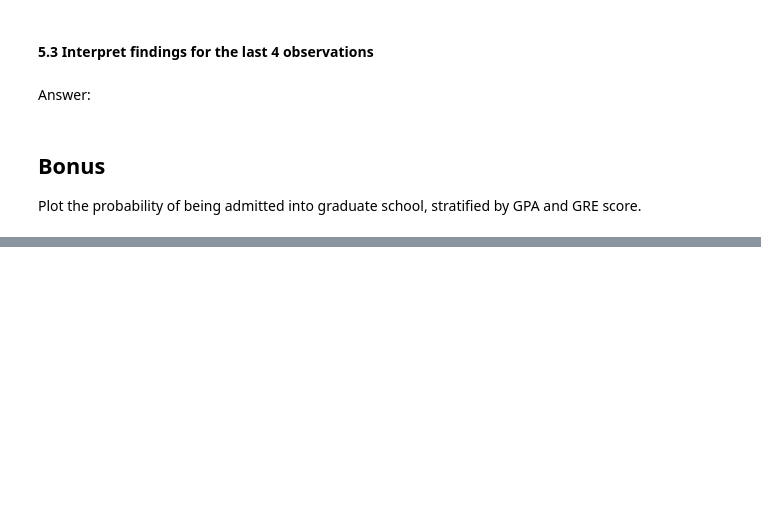
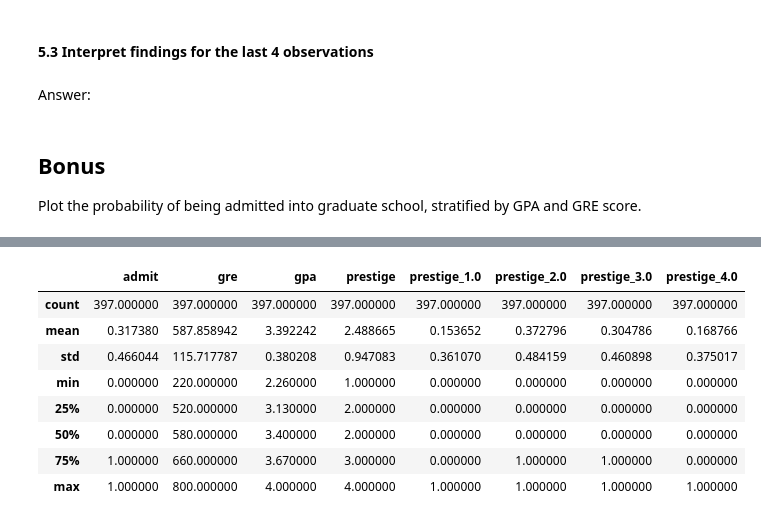
Before and after one commit to WhatShihWrote/data-science-class, a Jupyter notebook: projects/terri-shih-project-3.ipynb, the cells around one changed output, grey strips where cells are left out. Drawn from its saved outputs; the diff is of its cells as text; code cells hidden in the pictures; blank space fills up the shorter version.

```diff
--- a/projects/terri-shih-project-3.ipynb
+++ b/projects/terri-shih-project-3.ipynb
@@ -451,0 +583,8 @@ Plot the probability of being admitted into graduate school, stratified by GPA a
+# %%
+# Now we can makes some GPA bins
+
+gpa_bins = [2.26,3.13,3.4,3.67,4.0] #Define the bin ranges
+gpa_bins_names = ['1: Bottom 25%', '2: 25-50th percentile', '3: 50-75th percentile', '4: Top 25%'] #name the bins
+categories = pd.cut(df['gpa'], gpa_bins, labels=gpa_bins_names) #create a variable called categories which creates bins
+df['gpa_bins'] = categories #add new column called GPA bins, make it our "categories" variable
+df.head() #awesome! We now have GPA bins
@@ -451,0 +598,15 @@ Plot the probability of being admitted into graduate school, stratified by GPA a
+# %%
+# Let's now do the same thing for GRE bins. Because I've never taken the GRE before, and I have no idea of what a "good" score is,
+# let's look again at our data set and make the bins based on quartiles
+
+df.describe()
+# %% [output]
+|  | admit | gre | gpa | prestige | prestige_1.0 | prestige_2.0 | prestige_3.0 | prestige_4.0 |
+| count | 397.000000 | 397.000000 | 397.000000 | 397.000000 | 397.000000 | 397.000000 | 397.000000 | 397.000000 |
+| mean | 0.317380 | 587.858942 | 3.392242 | 2.488665 | 0.153652 | 0.372796 | 0.304786 | 0.168766 |
+| std | 0.466044 | 115.717787 | 0.380208 | 0.947083 | 0.361070 | 0.484159 | 0.460898 | 0.375017 |
+| min | 0.000000 | 220.000000 | 2.260000 | 1.000000 | 0.000000 | 0.000000 | 0.000000 | 0.000000 |
+| 25% | 0.000000 | 520.000000 | 3.130000 | 2.000000 | 0.000000 | 0.000000 | 0.000000 | 0.000000 |
+| 50% | 0.000000 | 580.000000 | 3.400000 | 2.000000 | 0.000000 | 0.000000 | 0.000000 | 0.000000 |
+| 75% | 1.000000 | 660.000000 | 3.670000 | 3.000000 | 0.000000 | 1.000000 | 1.000000 | 0.000000 |
+| max | 1.000000 | 800.000000 | 4.000000 | 4.000000 | 1.000000 | 1.000000 | 1.000000 | 1.000000 |
```
Also changed, not shown: parts of 30 cells of this notebook.
